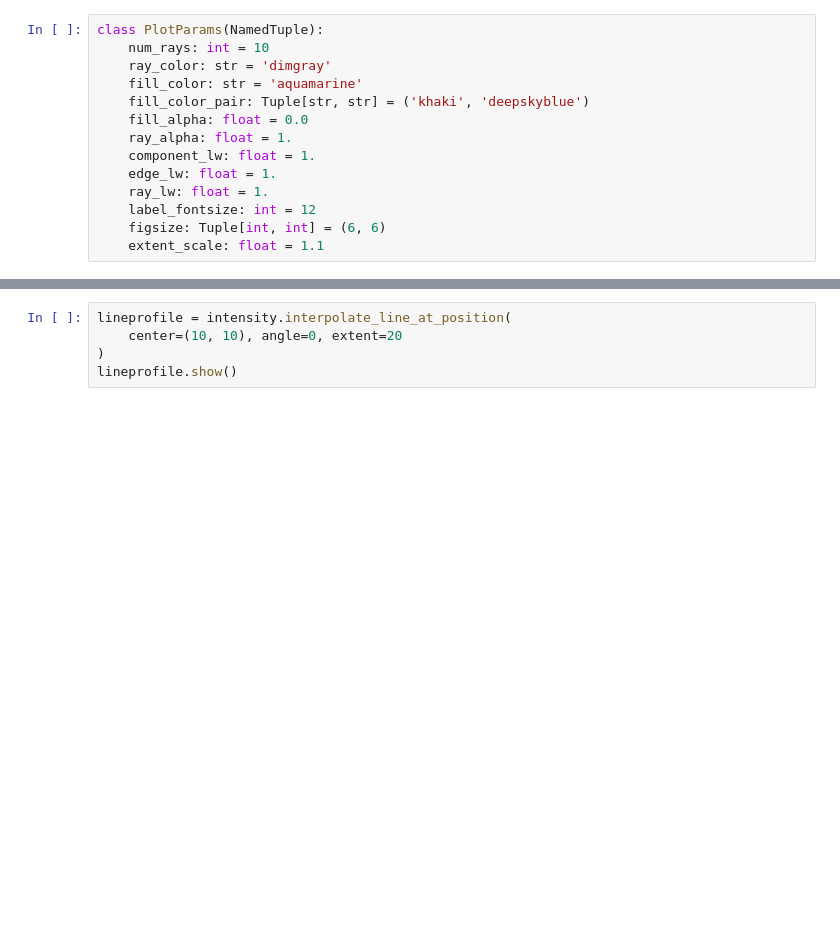
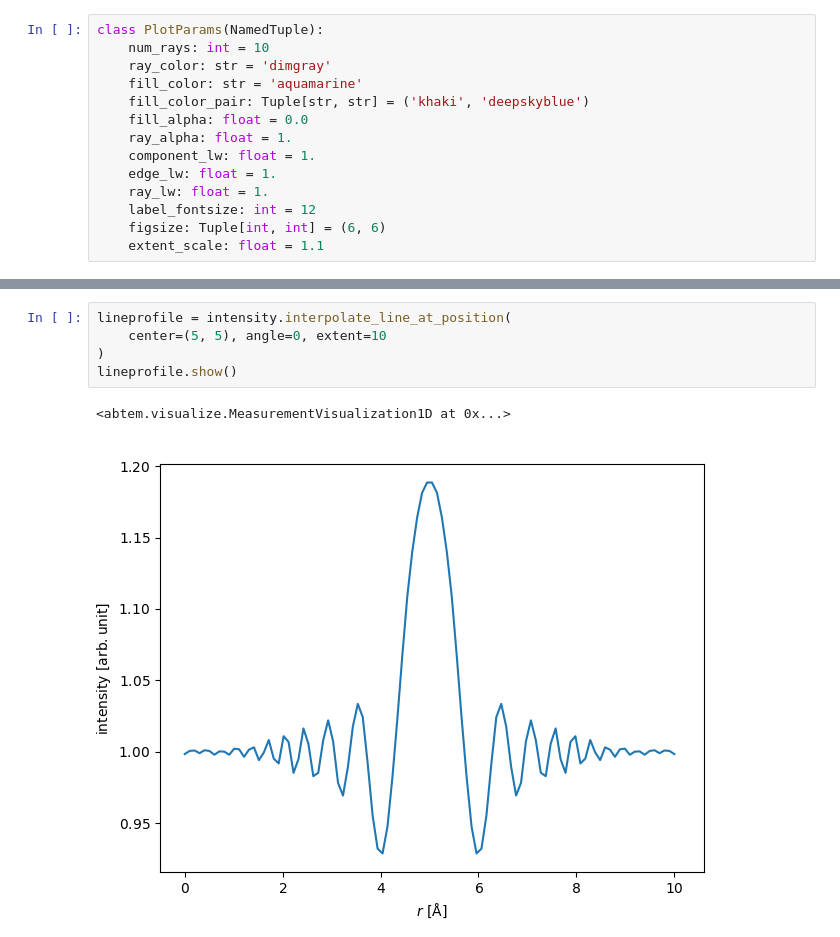
Before and after one commit to TemGym/TemGym, a Jupyter notebook: examples/pyqtgraph_examples/abtem_sample.ipynb, the cells around one changed output, grey strips where cells are left out. Saved outputs shown, nothing was run; the diff lists cells and outputs as text; blank space fills up the shorter version.

```diff
--- a/examples/pyqtgraph_examples/abtem_sample.ipynb
+++ b/examples/pyqtgraph_examples/abtem_sample.ipynb
@@ -164,8 +208,11 @@ intensity = exit_wave.intensity().compute()
 # %%
 lineprofile = intensity.interpolate_line_at_position(
-    center=(10, 10), angle=0, extent=20
+    center=(5, 5), angle=0, extent=10
 )
 lineprofile.show()
+# %% [output]
+<abtem.visualize.MeasurementVisualization1D at 0x...>
+[figure, added]
 # %%
 potential_series = abtem.Potential(
     atoms, slice_thickness=0.05, sampling=0.04, exit_planes=2
```
Also changed, not shown: parts of 14 cells of this notebook, 4 other files.
